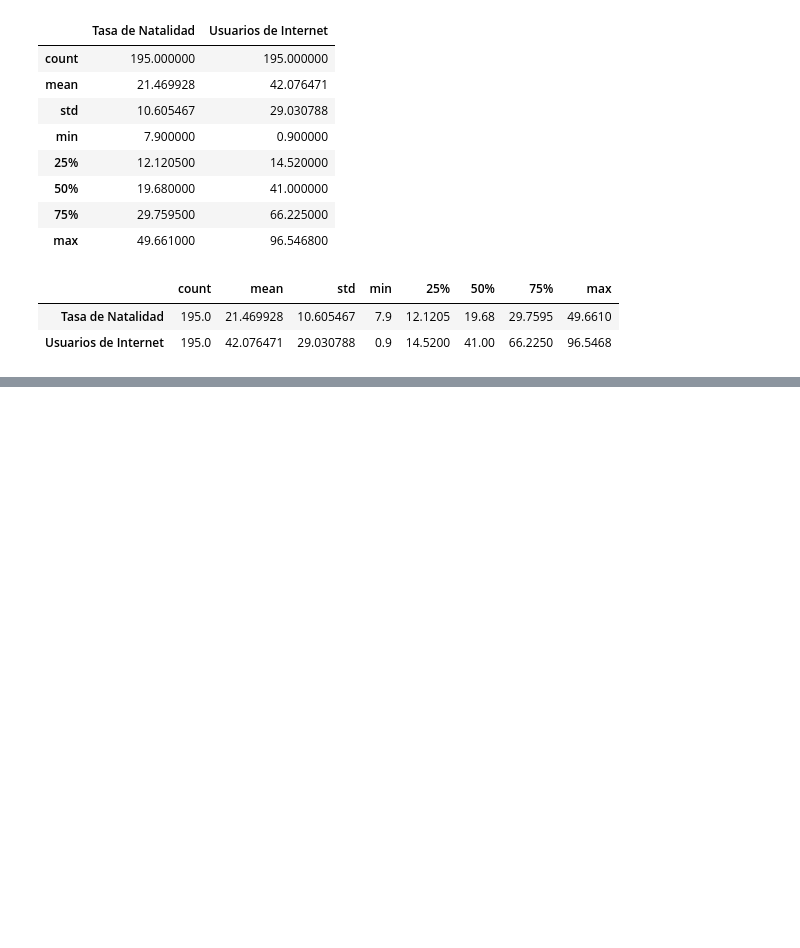
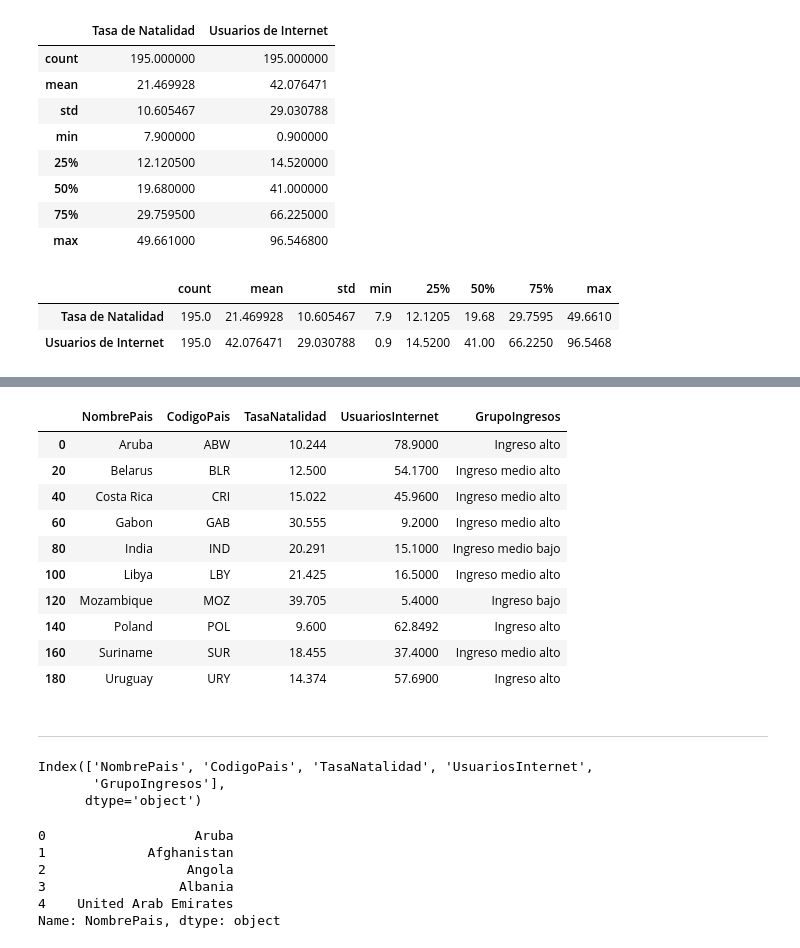
Before and after one commit to PabloSanchez87/IBM-Inteligencia-Artificial, a Jupyter notebook: 2- Python para Data Science/6-Importar_DataSet_pandas.ipynb, the cells around one changed output, grey strips where cells are left out. Drawn from its saved outputs; the diff is of its cells as text; code cells hidden in the pictures; blank space fills up the shorter version.

```diff
--- a/2- Python para Data Science/6-Importar_DataSet_pandas.ipynb
+++ b/2- Python para Data Science/6-Importar_DataSet_pandas.ipynb
@@ -94,0 +141,22 @@ datos.describe().transpose()
+# %%
+datos[::20]
+# %% [output]
+|  | NombrePais | CodigoPais | TasaNatalidad | UsuariosInternet | GrupoIngresos |
+| 0 | Aruba | ABW | 10.244 | 78.9000 | Ingreso alto |
+| 20 | Belarus | BLR | 12.500 | 54.1700 | Ingreso medio alto |
+| 40 | Costa Rica | CRI | 15.022 | 45.9600 | Ingreso medio alto |
+| 60 | Gabon | GAB | 30.555 | 9.2000 | Ingreso medio alto |
+| 80 | India | IND | 20.291 | 15.1000 | Ingreso medio bajo |
+| 100 | Libya | LBY | 21.425 | 16.5000 | Ingreso medio alto |
+| 120 | Mozambique | MOZ | 39.705 | 5.4000 | Ingreso bajo |
+| 140 | Poland | POL | 9.600 | 62.8492 | Ingreso alto |
+| 160 | Suriname | SUR | 18.455 | 37.4000 | Ingreso medio alto |
+| 180 | Uruguay | URY | 14.374 | 57.6900 | Ingreso alto |
+# %% [markdown]
+---
+# %%
+datos.columns
+# %% [output]
+Index(['NombrePais', 'CodigoPais', 'TasaNatalidad', 'UsuariosInternet',
+       'GrupoIngresos'],
+      dtype='object')
@@ -94,0 +165,9 @@ datos.describe().transpose()
+# %%
+datos['NombrePais'].head()
+# %% [output]
+0                   Aruba
+1             Afghanistan
+2                  Angola
+3                 Albania
+4    United Arab Emirates
+Name: NombrePais, dtype: object
```
Also changed, not shown: parts of 13 cells of this notebook.
